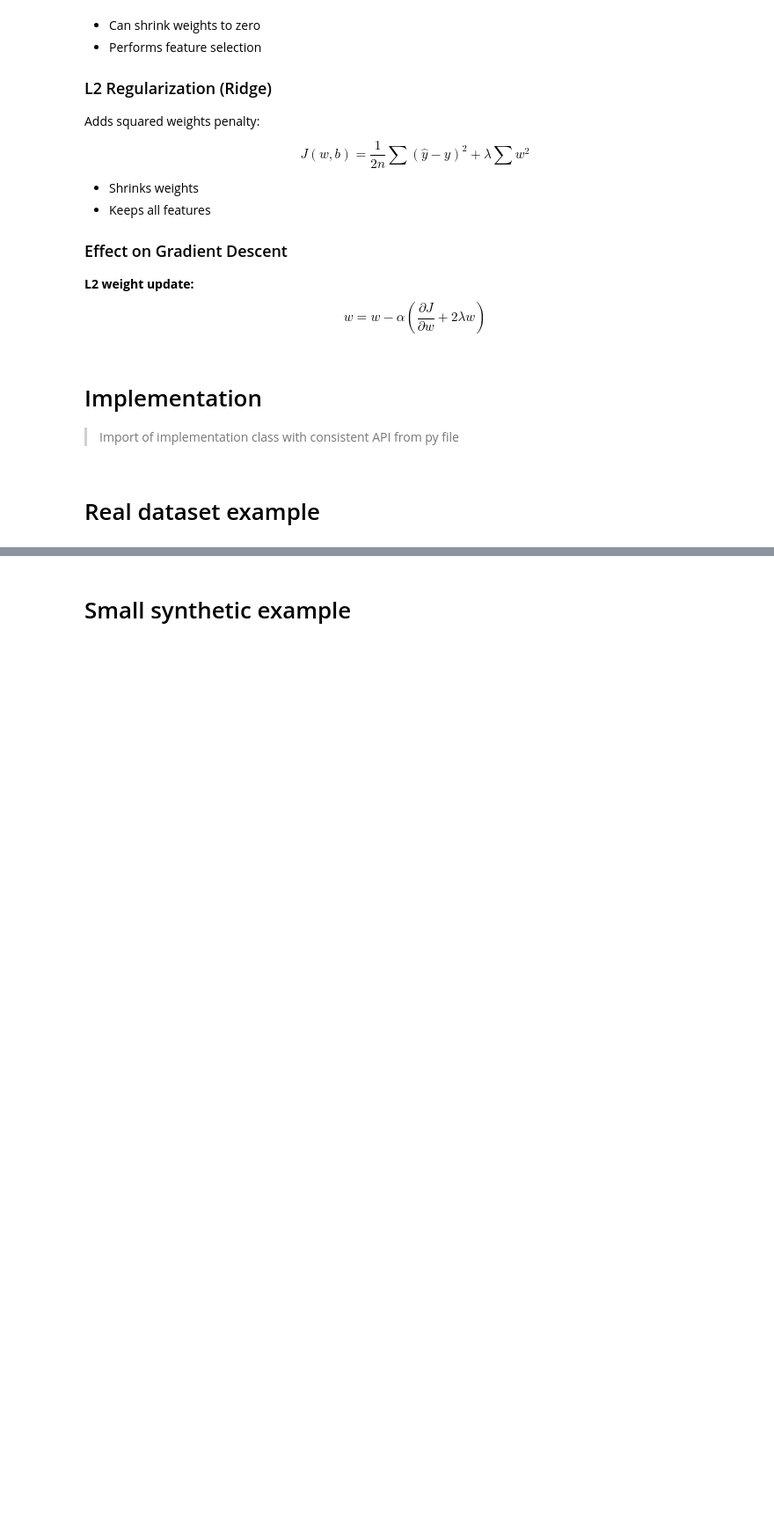
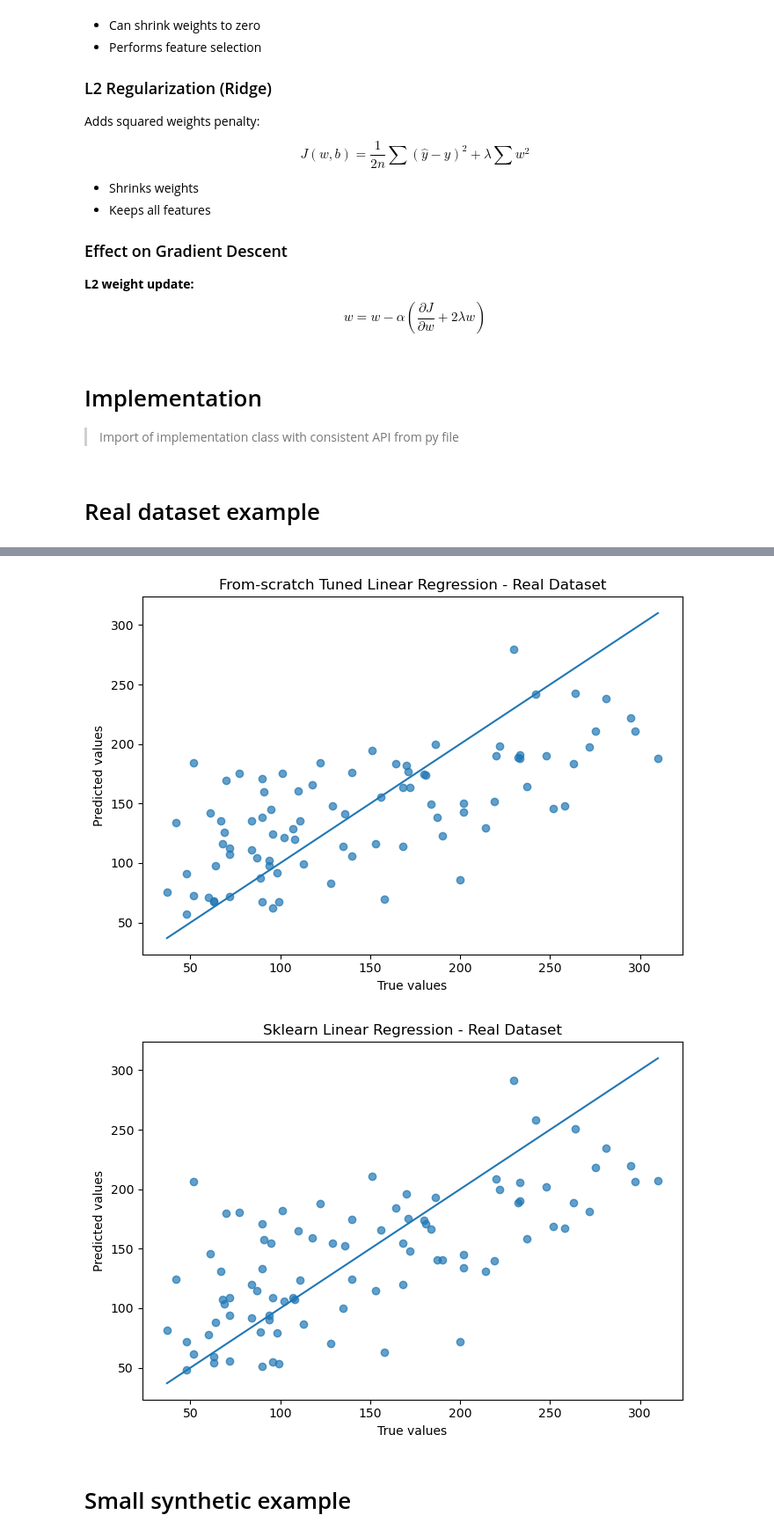
Before and after one commit to jane-kirina/machine_learning_from_scratch, a Jupyter notebook: notebooks/linear_regression.ipynb, the cells around one changed output, grey strips where cells are left out. Shown at 88% size. Cells and saved outputs as stored; diff of their text form; code cells hidden in the pictures; blank space fills up the shorter version.

```diff
--- a/notebooks/linear_regression.ipynb
+++ b/notebooks/linear_regression.ipynb
@@ -181,0 +174,8 @@ plt.show()
+# %%
+# 4 - Train sklearn baseline
+sklearn_model = LinearRegression()
+sklearn_model.fit(X_train, y_train)
+y_pred_sklearn = sklearn_model.predict(X_test)
+
+sklearn_metrics = regression_report(y_test, y_pred_sklearn)
+print_report("Sklearn model on real dataset", sklearn_metrics)
@@ -181,0 +264,10 @@ plt.show()
+# %%
+# Add results to the comparison table
+comparison_real["Tuned Scratch"] = comparison_real["Metric"].map({
+    "MAE": tuned_scratch_metrics["MAE"],
+    "MSE": tuned_scratch_metrics["MSE"],
+    "RMSE": tuned_scratch_metrics["RMSE"],
+    "R2": tuned_scratch_metrics["R2"]
+})
+
+comparison_real
@@ -182,2 +280,29 @@ plt.show()
+# %%
+# Save predictions and plot
+real_predictions = pd.DataFrame({
+    "y_true": y_test,
+    "y_pred_scratch": y_pred_scratch,
+    "y_pred_sklearn": y_pred_sklearn
+})
+
+real_predictions.to_csv("outputs/tables/linear/linear_real_dataset_predictions.csv", index=False)
+comparison_real.to_csv("outputs/tables/linear/linear_real_dataset_comparison.csv", index=False)
+
+plot_predictions(
+    y_test,
+    y_pred_scratch,
+    "From-scratch Tuned Linear Regression - Real Dataset",
+    "outputs/plots/linear/linear_real_dataset_scratch.png"
+)
+
+plot_predictions(
+    y_test,
+    y_pred_sklearn,
+    "Sklearn Linear Regression - Real Dataset",
+    "outputs/plots/linear/linear_real_dataset_sklearn.png"
+)
+# %% [output]
+[figure, added]
+[figure, added]
 # %% [markdown]
 # Small synthetic example
```
Also changed, not shown: parts of 46 cells of this notebook, 12 other files.
